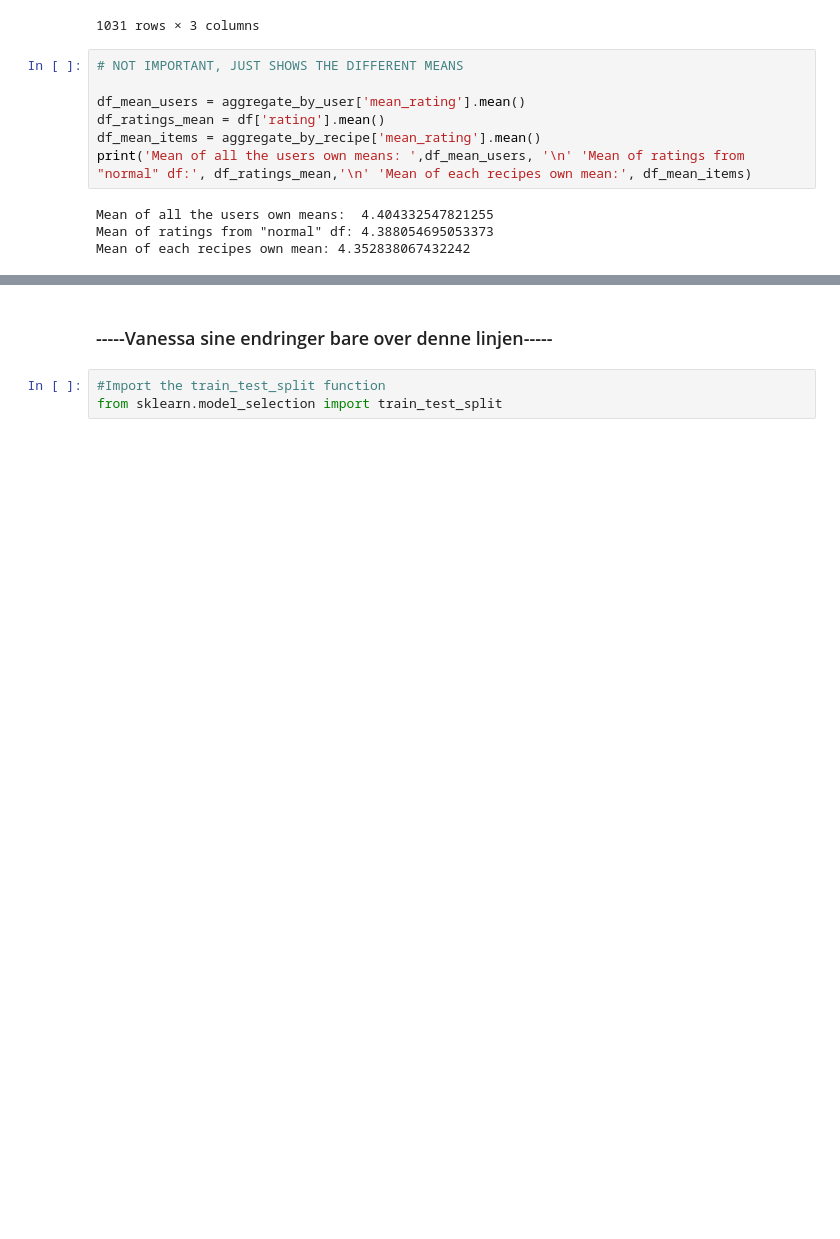
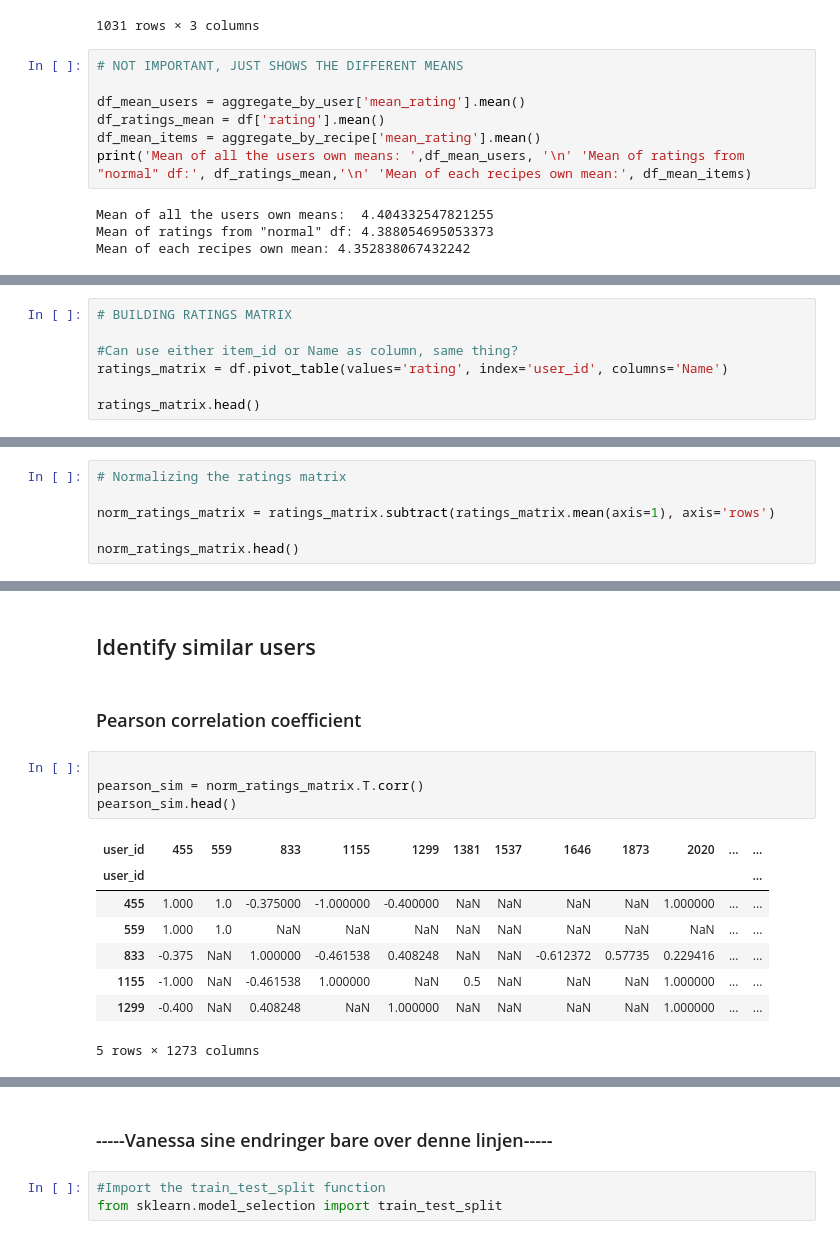
Before and after one commit to snorrealv/info345_semester_assignment, a Jupyter notebook: basic_recommender.ipynb, the cells around one changed output, grey strips where cells are left out. Drawn from its saved outputs; the diff is of its cells as text; blank space fills up the shorter version.

```diff
--- a/basic_recommender.ipynb
+++ b/basic_recommender.ipynb
@@ -215,0 +225,7 @@ Mean of each recipes own mean: 4.352838067432242
+# %%
+# BUILDING RATINGS MATRIX
+
+#Can use either item_id or Name as column, same thing?
+ratings_matrix = df.pivot_table(values='rating', index='user_id', columns='Name')
+
+ratings_matrix.head()
@@ -215,0 +243,6 @@ Mean of each recipes own mean: 4.352838067432242
+# %%
+# Normalizing the ratings matrix
+
+norm_ratings_matrix = ratings_matrix.subtract(ratings_matrix.mean(axis=1), axis='rows')
+
+norm_ratings_matrix.head()
@@ -215,0 +258,17 @@ Mean of each recipes own mean: 4.352838067432242
+# %% [markdown]
+## Identify similar users
+# %% [markdown]
+### Pearson correlation coefficient
+# %%
+
+pearson_sim = norm_ratings_matrix.T.corr()
+pearson_sim.head()
+# %% [output]
+| user_id | 455 | 559 | 833 | 1155 | 1299 | 1381 | 1537 | 1646 | 1873 | 2020 | ... | ... |
+| user_id |  |  |  |  |  |  |  |  |  |  |  | ... |
+| 455 | 1.000 | 1.0 | -0.375000 | -1.000000 | -0.400000 | NaN | NaN | NaN | NaN | 1.000000 | ... | ... |
+| 559 | 1.000 | 1.0 | NaN | NaN | NaN | NaN | NaN | NaN | NaN | NaN | ... | ... |
+| 833 | -0.375 | NaN | 1.000000 | -0.461538 | 0.408248 | NaN | NaN | -0.612372 | 0.57735 | 0.229416 | ... | ... |
+| 1155 | -1.000 | NaN | -0.461538 | 1.000000 | NaN | 0.5 | NaN | NaN | NaN | 1.000000 | ... | ... |
+| 1299 | -0.400 | NaN | 0.408248 | NaN | 1.000000 | NaN | NaN | NaN | NaN | 1.000000 | ... | ... |
+5 rows × 1273 columns
```
Also changed, not shown: parts of 30 cells of this notebook.
